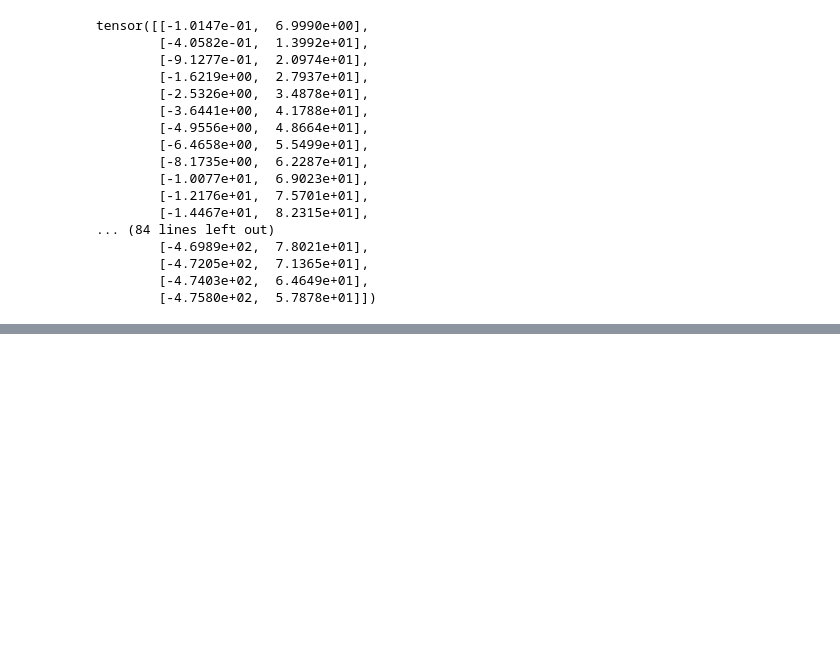
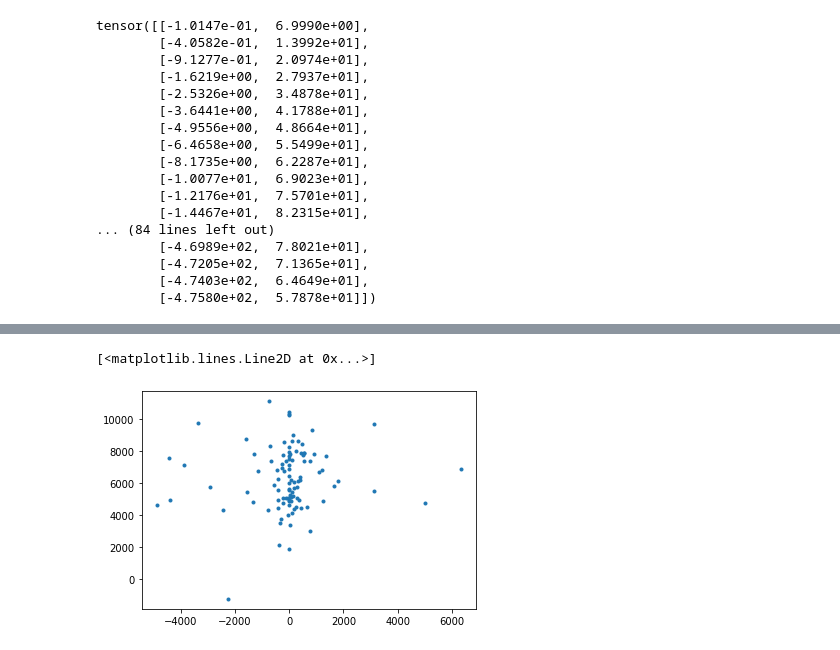
Before and after one commit to SRagy/PositionPrediction, a Jupyter notebook: Simulator_proto.ipynb, the cells around one changed output, grey strips where cells are left out. Saved outputs shown, nothing was run; the diff lists cells and outputs as text; code cells hidden in the pictures; blank space fills up the shorter version.

```diff
--- a/Simulator_proto.ipynb
+++ b/Simulator_proto.ipynb
@@ -192,2 +229,5 @@ tensor([[-1.0147e-01,  6.9990e+00],
 # %%
-plt.plot()
+plt.plot(end_points_x, end_points_y, '.')
+# %% [output]
+[<matplotlib.lines.Line2D at 0x...>]
+[figure, added]
```
Also changed, not shown: parts of 8 cells of this notebook, 2 other files.
